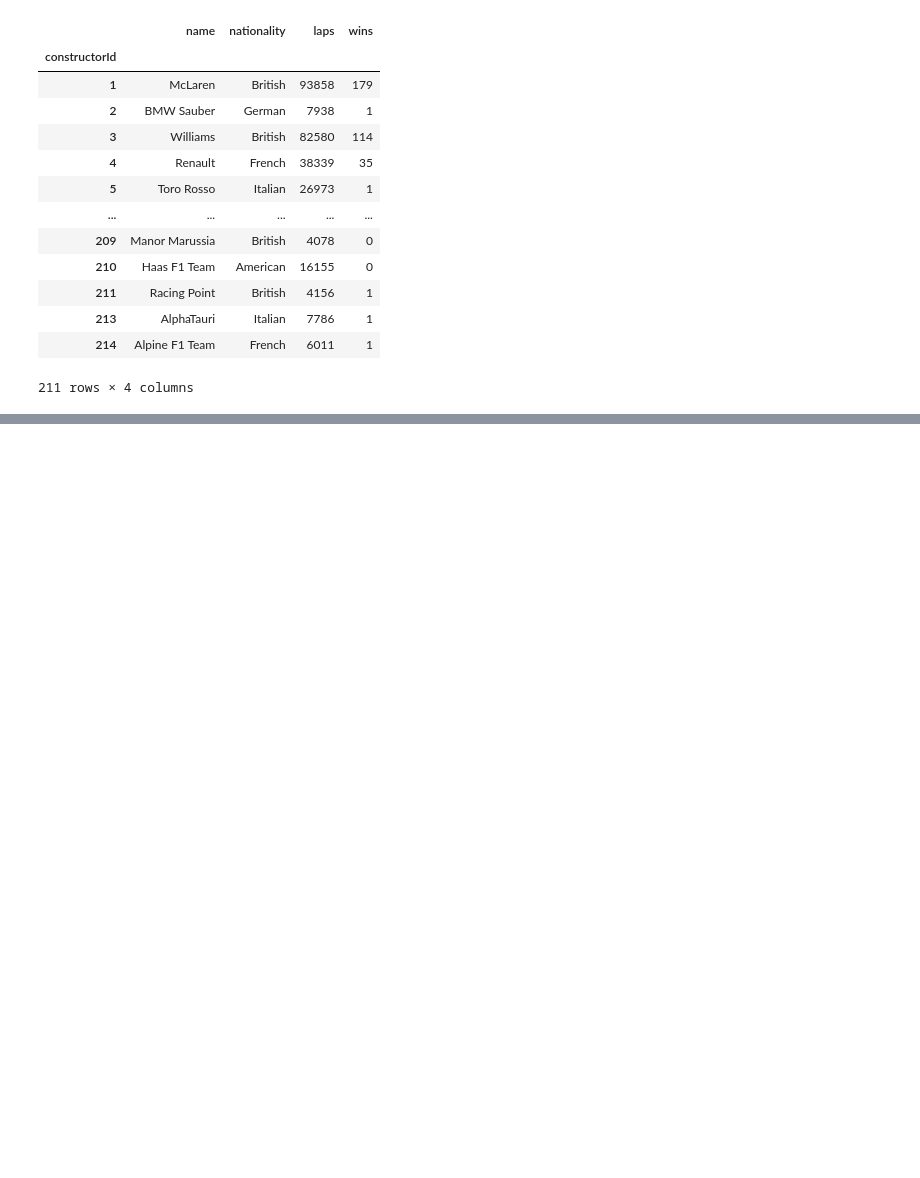
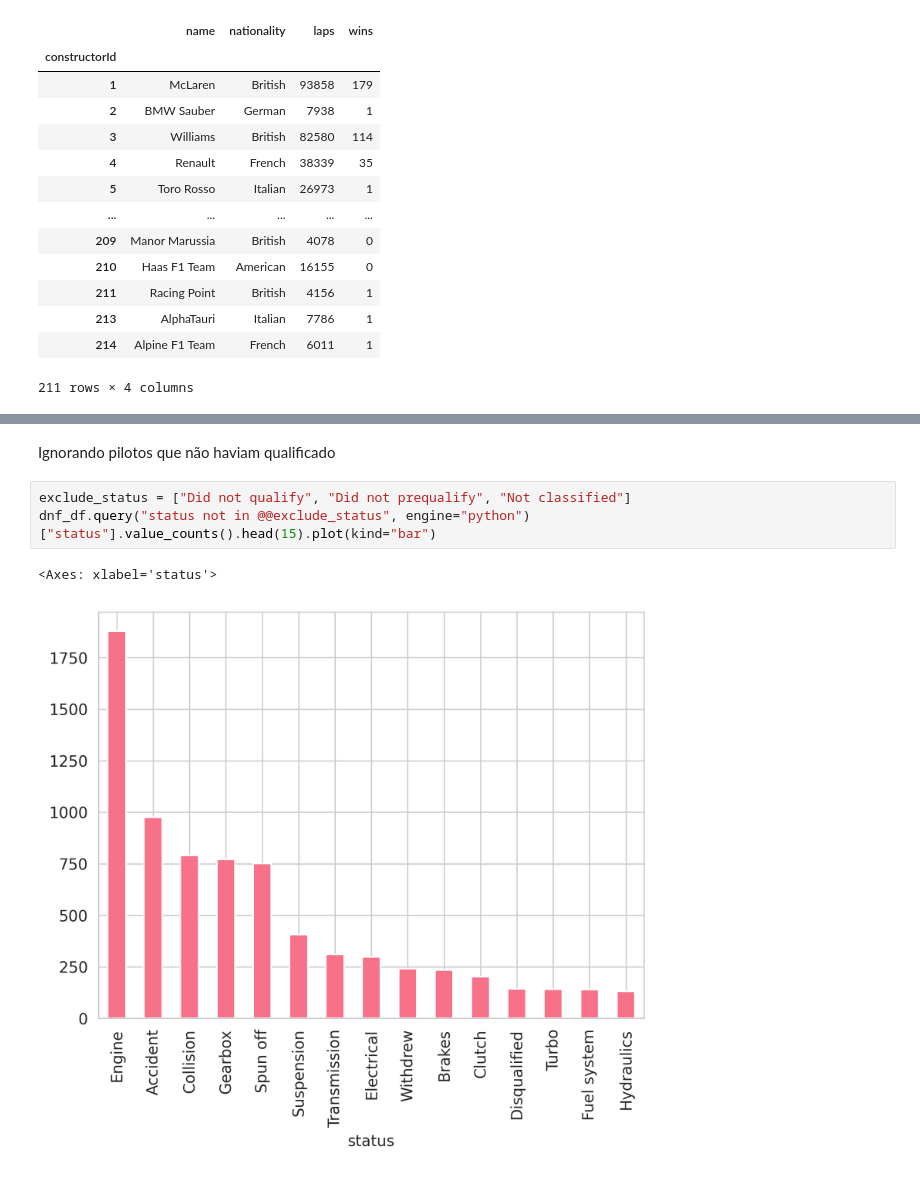
Before and after one commit to GuiCT/data-science-uni, a Jupyter notebook: analysis.ipynb, the cells around one changed output, grey strips where cells are left out. Drawn from its saved outputs; the diff is of its cells as text; blank space fills up the shorter version.

```diff
--- a/analysis.ipynb
+++ b/analysis.ipynb
@@ -276,0 +333,8 @@ result_df_raw
+# %% [markdown]
+Ignorando pilotos que não haviam qualificado
+# %%
+exclude_status = ["Did not qualify", "Did not prequalify", "Not classified"]
+dnf_df.query("status not in @@exclude_status", engine="python")["status"].value_counts().head(15).plot(kind="bar")
+# %% [output]
+<Axes: xlabel='status'>
+[figure, added]
```
Also changed, not shown: parts of 17 cells of this notebook, 1 other file.
